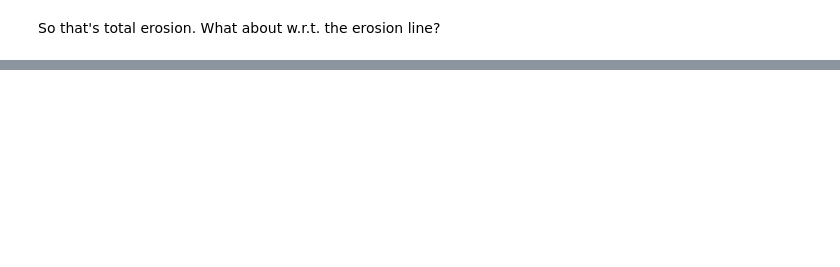
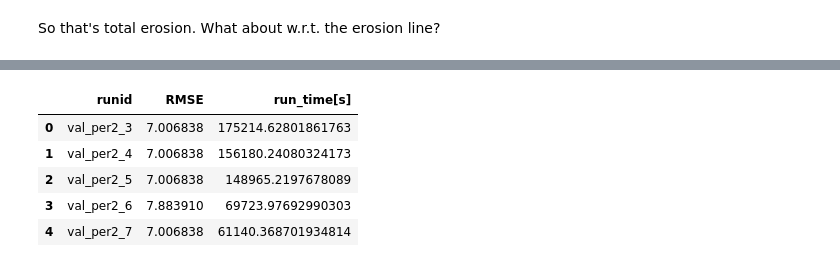
Before and after one commit to khdebruijn/thermo-morphological-model, a Jupyter notebook: results/view_erosion.ipynb, the cells around one changed output, grey strips where cells are left out. Drawn from its saved outputs; the diff is of its cells as text; code cells hidden in the pictures; blank space fills up the shorter version.

```diff
--- a/results/view_erosion.ipynb
+++ b/results/view_erosion.ipynb
@@ -272,0 +260,79 @@ fig.show()
+# %%
+# data = {'run_id': ...,'total_RMSE'}
+validation_fnames = ['val_per1_2.csv', 'val_per3_2.csv']
+# validation_fnames = ['val_per1_best.csv', 'val_per1_fast.csv', 'val_per3_best.csv', 'val_per3_fast.csv']
+data = dict()
+
+for fname in fnames + validation_fnames:
+
+    # read df
+    df = pd.read_csv(Path(f'./erosion_rates/{fname}'), parse_dates=['time'])
+
+    # get time period
+    t_start = df['time'].values[0]
+    t_end = df['time'].values[-1]
+
+    # get runid
+    run_id = fname[:-4]
+
+    # get only data points in time period
+    df_data = df_be[(df_be['time'] >= t_start) & (df_be['time'] <= t_end)]
+
+    # initialize RMSE
+    RMSE = 0
+    N = 0
+    all_abs_errors = []
+
+    # loop through those rows to compute RMSE
+    for i, row in df_data.iterrows():
+
+        # match date to simulation output
+        t = row.time
+        output_row = df[df['time'] == t]
+
+        x_simu = output_row['relative_x_bluff_edge'].values[0]
+        x_data = row.distance_from_ref
+
+        # print(x_simu)
+
+        abs_error = abs(x_simu - x_data)
+
+        RMSE += abs_error**2
+        N += 1
+        all_abs_errors.append(abs_error)
+
+    RMSE = np.sqrt(RMSE / N)
+
+    # get computational time from dataset
+    if "per1" in fname:
+        final_output_step = "0000026268"
+    elif "per2" in fname:
+        final_output_step = "0000035052"
+    elif "per3" in fname:
+        final_output_step = "0000026292"
+
+    fpath = f"p:/11210070-usgscoop-202324-arcticxb/runs/{fname[:-4]}/{final_output_step}.nc"
+    ds = xr.load_dataset(fpath)
+    comp_time = ds["cumulative_computational_time"].values
+    ds.close()
+
+    # save result in dictionary
+    data[run_id] = {'all_abs_errors': all_abs_errors, 'N': N, "RMSE": RMSE, "comp_time[s]": comp_time}
+
+    # done with this timestep
+    print(f'completed run {run_id}')
+
+# print(data)
+
+data_df = {
+    'runid': [i for i in data.keys()],
+    'RMSE': [dic['RMSE'] for key, dic in data.items()],
+    'run_time[s]' : [dic['comp_time[s]'] for key, dic in data.items()]
+    }
+
+df_RMSE = pd.DataFrame(data_df)
+
+display(df_RMSE.head())
+
+# df_RMSE.to_csv()
+# %% [output]
@@ -272,0 +355,6 @@ fig.show()
+|  | runid | RMSE | run_time[s] |
+| 0 | val_per2_3 | 7.006838 | 175214.62801861763 |
+| 1 | val_per2_4 | 7.006838 | 156180.24080324173 |
+| 2 | val_per2_5 | 7.006838 | 148965.2197678089 |
+| 3 | val_per2_6 | 7.883910 | 69723.97692990303 |
+| 4 | val_per2_7 | 7.006838 | 61140.368701934814 |
```
Also changed, not shown: parts of 20 cells of this notebook.
